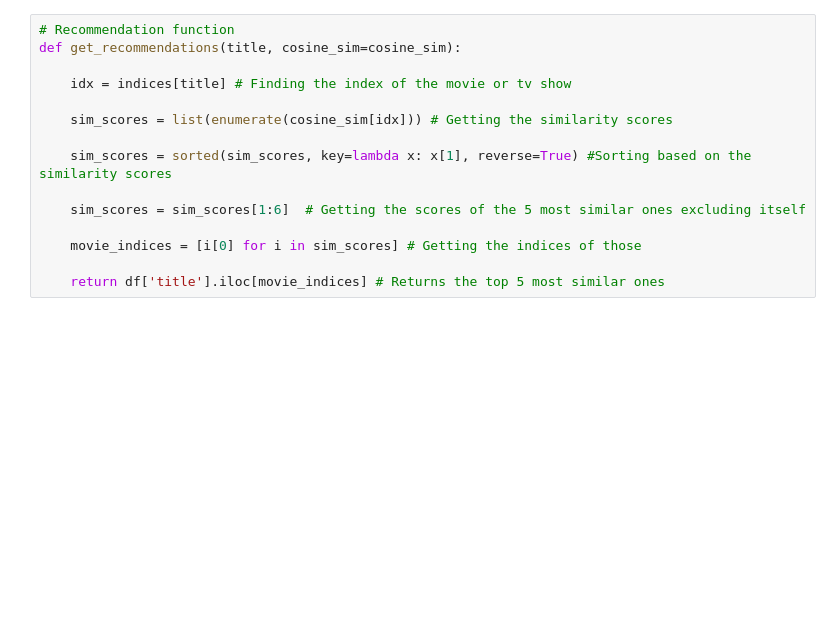
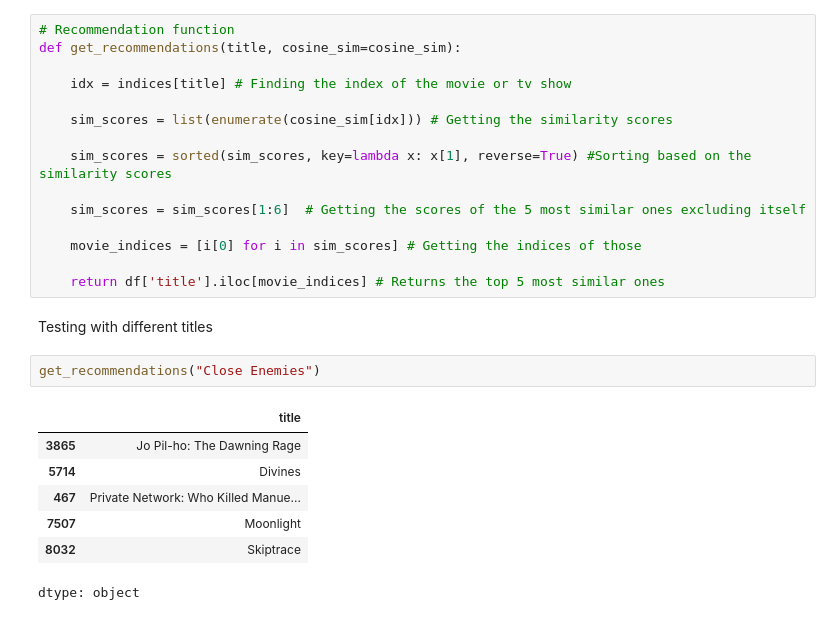
Before and after one commit to TharinsaMudalige/Netflix-Intelligence-Insights-and-Recommendations, a Jupyter notebook: Netflix_Intelligence_–_Insights_&_Recommendations.ipynb, the cells around one changed output. Cells and saved outputs as stored; diff of their text form; blank space fills up the shorter version.

Commit message:
Testing the recommendation function

```diff
--- a/Netflix_Intelligence_–_Insights_&_Recommendations.ipynb
+++ b/Netflix_Intelligence_–_Insights_&_Recommendations.ipynb
@@ -559,3 +559,15 @@ def get_recommendations(title, cosine_sim=cosine_sim):
     movie_indices = [i[0] for i in sim_scores] # Getting the indices of those
 
     return df['title'].iloc[movie_indices] # Returns the top 5 most similar ones
+# %% [markdown]
+Testing with different titles
+# %%
+get_recommendations("Close Enemies")
+# %% [output]
+|  | title |
+| 3865 | Jo Pil-ho: The Dawning Rage |
+| 5714 | Divines |
+| 467 | Private Network: Who Killed Manue... |
+| 7507 | Moonlight |
+| 8032 | Skiptrace |
+dtype: object
```
Also changed, not shown: parts of 4 cells of this notebook.
